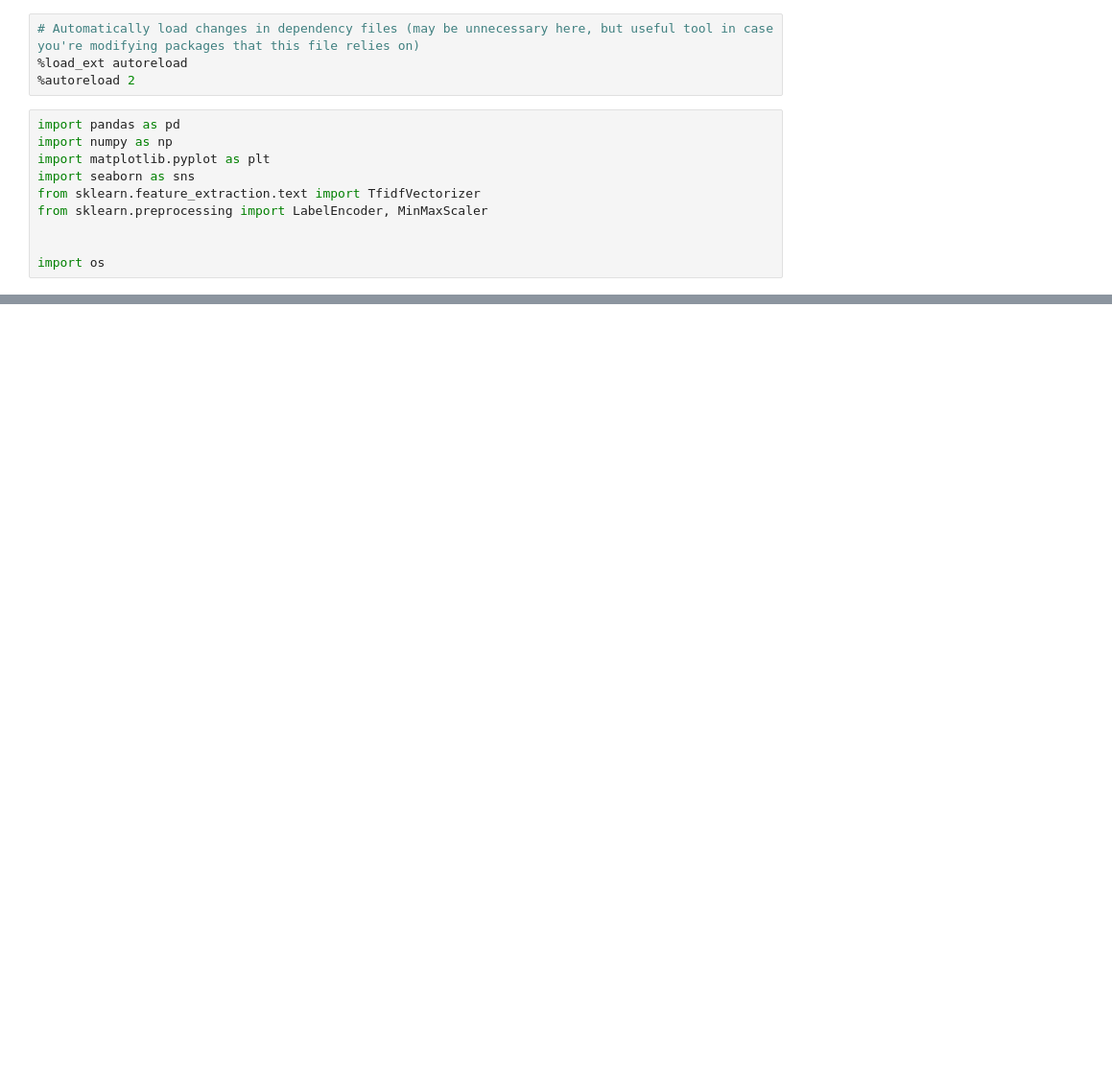
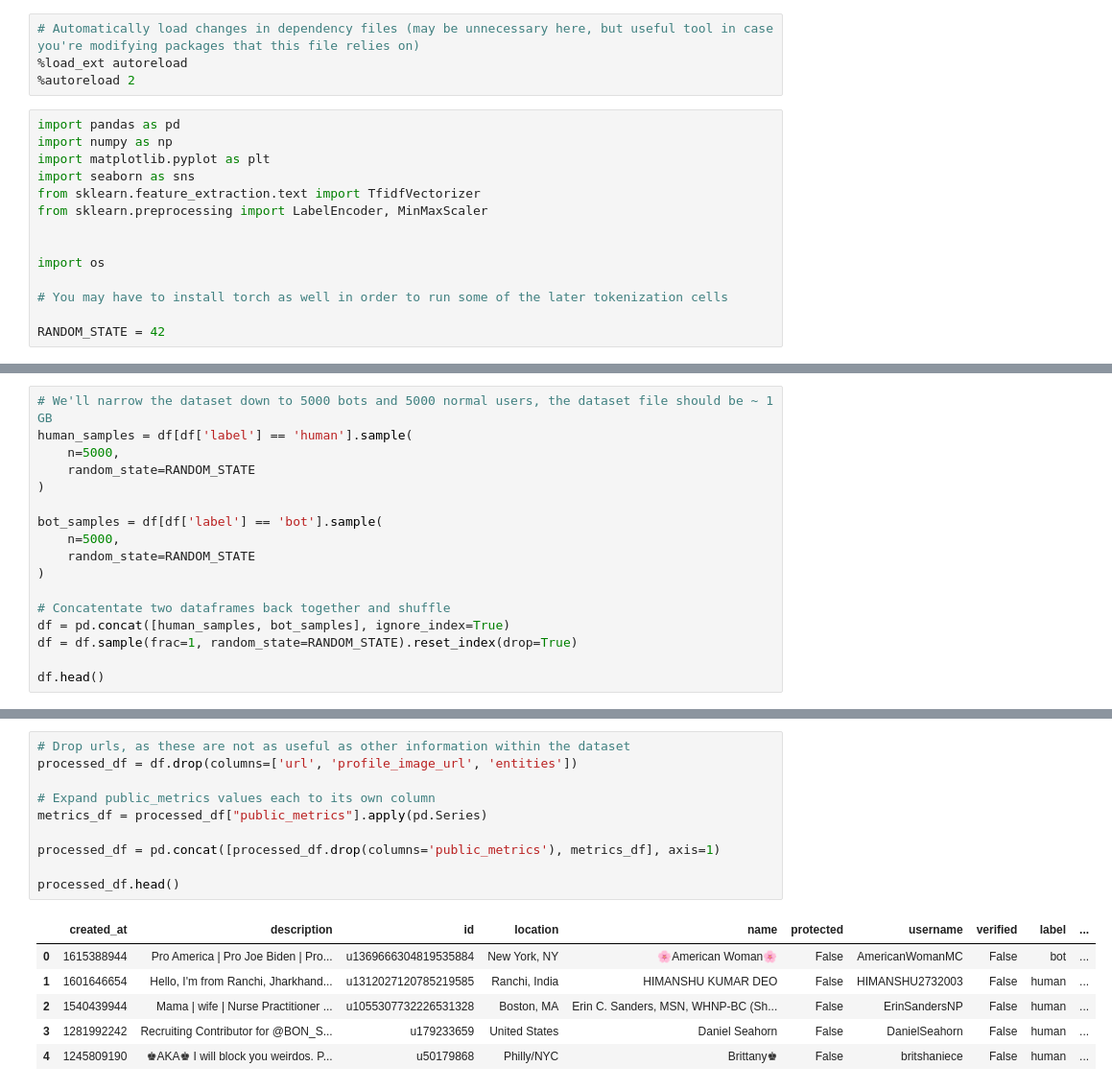
Before and after one commit to jPorterDosch/Twitter-Bot-Detection, a Jupyter notebook: revised_preprocessing.ipynb, the cells around one changed output, grey strips where cells are left out. Shown at 96% size. Saved outputs shown, nothing was run; the diff lists cells and outputs as text; blank space fills up the shorter version.

Commit message:
almost done with preprocessing, switching to gpu environment to see if that speeds up tokenization

```diff
--- a/revised_preprocessing.ipynb
+++ b/revised_preprocessing.ipynb
@@ -12,4 +12,8 @@ from sklearn.preprocessing import LabelEncoder, MinMaxScaler
 
 
 import os
+
+# You may have to install torch as well in order to run some of the later tokenization cells
+
+RANDOM_STATE = 42
 # %%
@@ -103,0 +122,17 @@ test_df.shape
+# %%
+# We'll narrow the dataset down to 5000 bots and 5000 normal users, the dataset file should be ~ 1 GB
+human_samples = df[df['label'] == 'human'].sample(
+    n=5000,
+    random_state=RANDOM_STATE
+)
+
+bot_samples = df[df['label'] == 'bot'].sample(
+    n=5000,
+    random_state=RANDOM_STATE
+)
+
+# Concatentate two dataframes back together and shuffle
+df = pd.concat([human_samples, bot_samples], ignore_index=True)
+df = df.sample(frac=1, random_state=RANDOM_STATE).reset_index(drop=True)
+
+df.head()
@@ -103,0 +146,17 @@ test_df.shape
+# %%
+# Drop urls, as these are not as useful as other information within the dataset
+processed_df = df.drop(columns=['url', 'profile_image_url', 'entities'])
+
+# Expand public_metrics values each to its own column
+metrics_df = processed_df["public_metrics"].apply(pd.Series)
+
+processed_df = pd.concat([processed_df.drop(columns='public_metrics'), metrics_df], axis=1)
+
+processed_df.head()
+# %% [output]
+|  | created_at | description | id | location | name | protected | username | verified | label | ... |
+| 0 | 1615388944 | Pro America | Pro Joe Biden | Pro... | u1369666304819535884 | New York, NY | 🌸American Woman🌸 | False | AmericanWomanMC | False | bot | ... |
+| 1 | 1601646654 | Hello, I'm from Ranchi, Jharkhand... | u1312027120785219585 | Ranchi, India | HIMANSHU KUMAR DEO | False | HIMANSHU2732003 | False | human | ... |
+| 2 | 1540439944 | Mama | wife | Nurse Practitioner ... | u1055307732226531328 | Boston, MA | Erin C. Sanders, MSN, WHNP-BC (Sh... | False | ErinSandersNP | False | human | ... |
+| 3 | 1281992242 | Recruiting Contributor for @BON_S... | u179233659 | United States | Daniel Seahorn | False | DanielSeahorn | False | human | ... |
+| 4 | 1245809190 | ♚AKA♚ I will block you weirdos. P... | u50179868 | Philly/NYC | Brittany♚ | False | britshaniece | False | human | ... |
```
Also changed, not shown: parts of 23 cells of this notebook, 1 other file.
